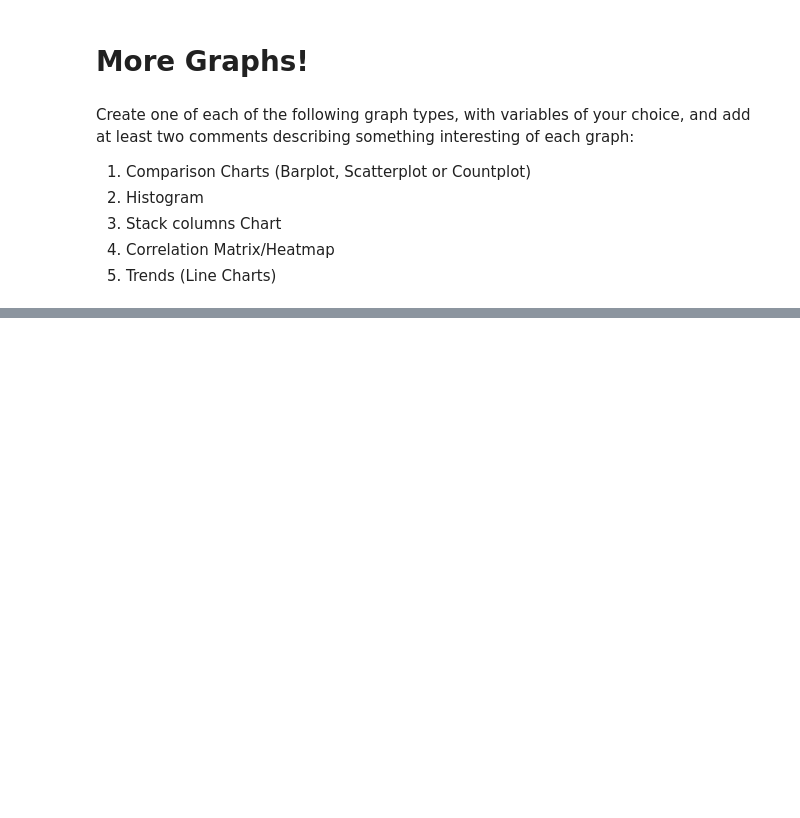
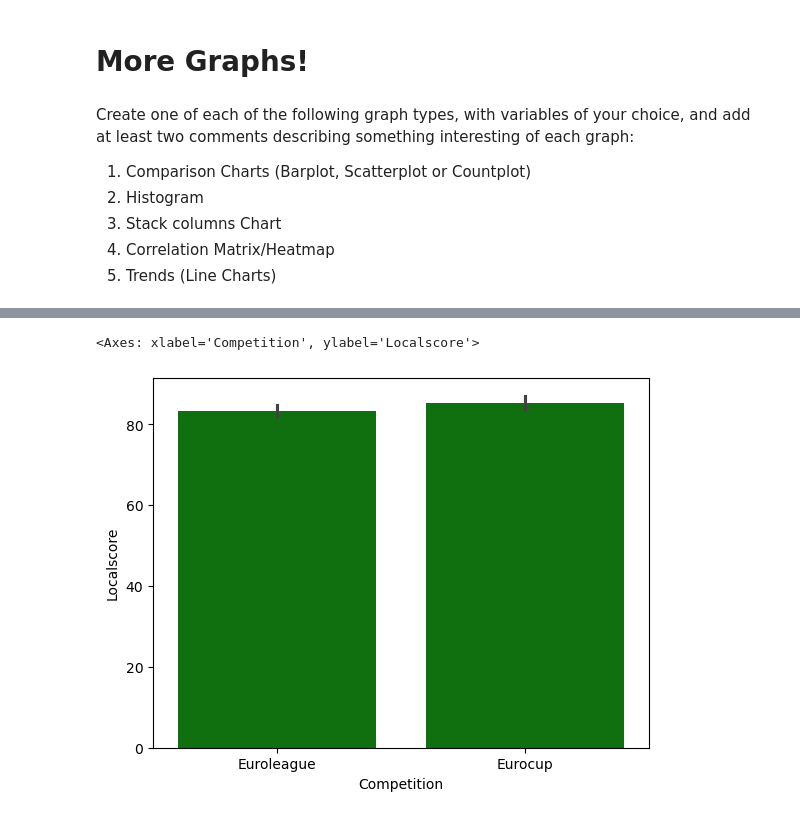
Before and after one commit to FILET81/MGM-BootCamp_DAPT-SEPT2024, a Jupyter notebook: week4/w4-visualization.ipynb, the cells around one changed output, grey strips where cells are left out. Drawn from its saved outputs; the diff is of its cells as text; code cells hidden in the pictures; blank space fills up the shorter version.

```diff
--- a/week4/w4-visualization.ipynb
+++ b/week4/w4-visualization.ipynb
@@ -62,0 +100,7 @@ Create one of each of the following graph types, with variables of your choice,
+# %%
+# Comparison Chart - Localscore Barplot
+competition.groupby("Competition")["Localscore"].mean()
+sns.barplot(data = competition, x = "Competition", y = "Localscore", color ="green")
+# %% [output]
+<Axes: xlabel='Competition', ylabel='Localscore'>
+[figure, added]
```
Also changed, not shown: parts of 39 cells of this notebook, 25 other files.
